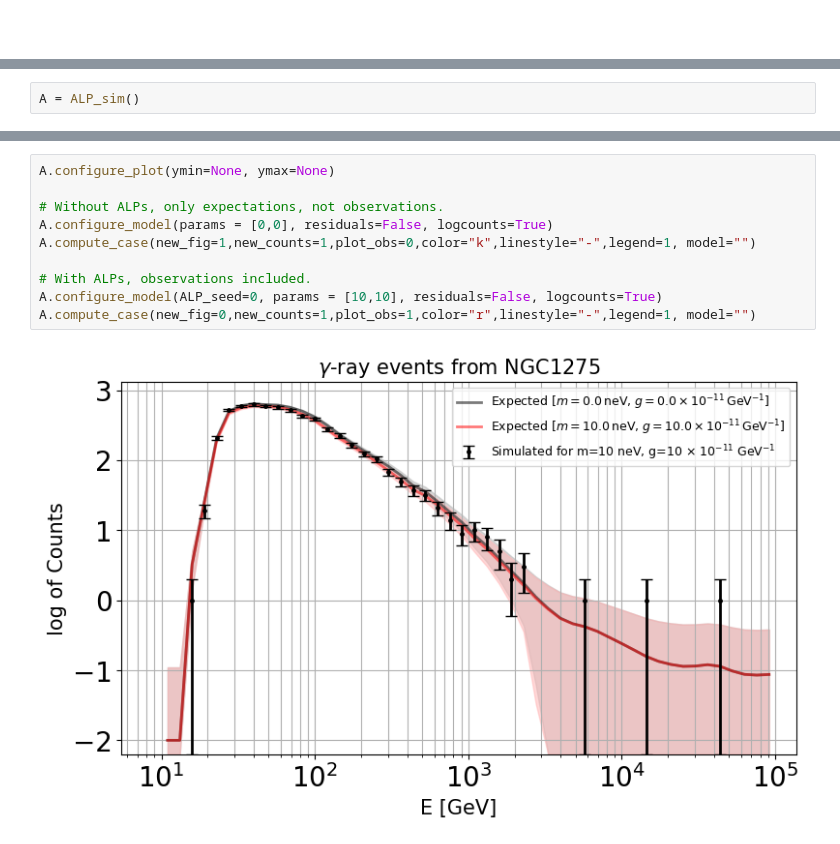
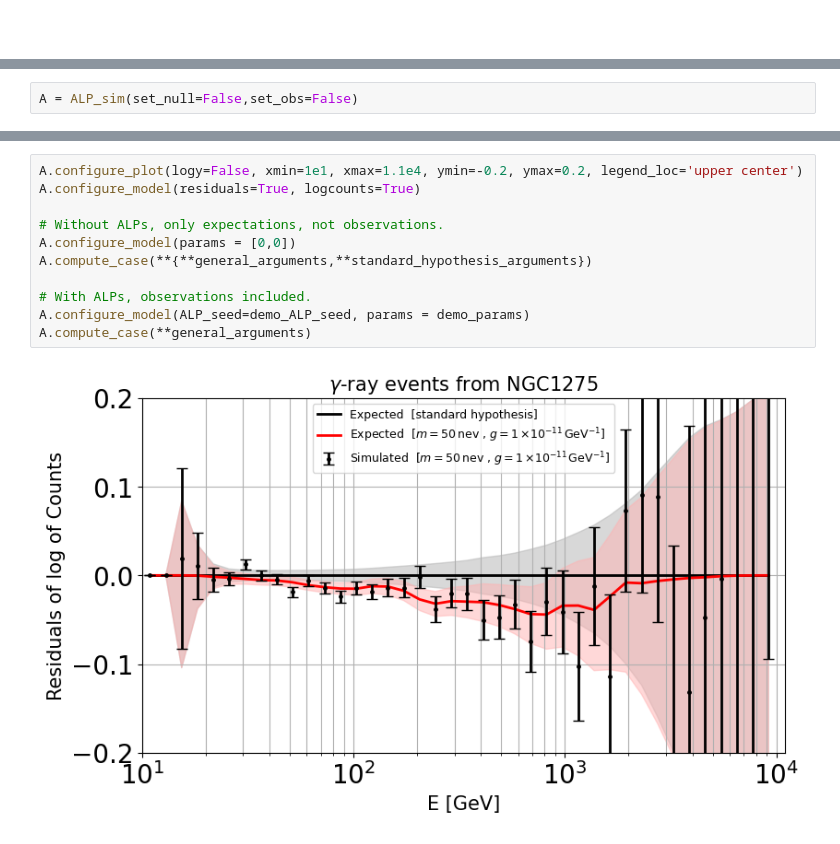
Before and after one commit to GertKl/ALPs_with_SWYFT, a Jupyter notebook: notebooks/thesis_results/spectrum_visualizations/residuals_and_logcounts.ipynb, the cells around one changed output, grey strips where cells are left out. Drawn from its saved outputs; the diff is of its cells as text.

```diff
--- a/notebooks/thesis_results/spectrum_visualizations/residuals_and_logcounts.ipynb
+++ b/notebooks/thesis_results/spectrum_visualizations/residuals_and_logcounts.ipynb
@@ -10,3 +21,3 @@ if ALP_file_dir: sys.path.append(ALP_file_dir)
 from ALP_quick_sim import ALP_sim
 # %%
-A = ALP_sim()
+A = ALP_sim(set_null=False,set_obs=False)
@@ -56,12 +176,13 @@ A.compute_case(new_fig=0,new_counts=1,plot_obs=1,color="r",linestyle="-",legend=
 # %%
-A.configure_plot(ymin=None, ymax=None)
+A.configure_plot(logy=False, xmin=1e1, xmax=1.1e4, ymin=-0.2, ymax=0.2, legend_loc='upper center')
+A.configure_model(residuals=True, logcounts=True)
 
 # Without ALPs, only expectations, not observations.
-A.configure_model(params = [0,0], residuals=False, logcounts=True)
-A.compute_case(new_fig=1,new_counts=1,plot_obs=0,color="k",linestyle="-",legend=1, model="")
+A.configure_model(params = [0,0])
+A.compute_case(**{**general_arguments,**standard_hypothesis_arguments})
 
 # With ALPs, observations included.
-A.configure_model(ALP_seed=0, params = [10,10], residuals=False, logcounts=True)
-A.compute_case(new_fig=0,new_counts=1,plot_obs=1,color="r",linestyle="-",legend=1, model="")
+A.configure_model(ALP_seed=demo_ALP_seed, params = demo_params)
+A.compute_case(**general_arguments)
 # %% [output]
-[figure, old version]
+[figure, new version]
```
Also changed, not shown: parts of 20 cells of this notebook, 2 other files.
